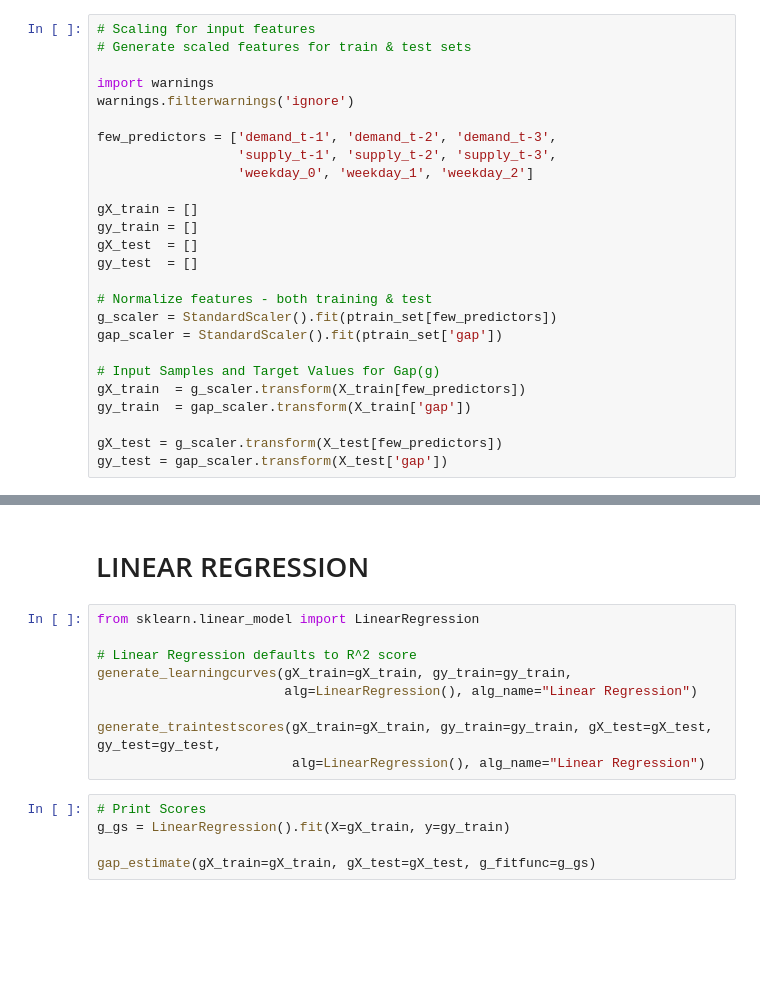
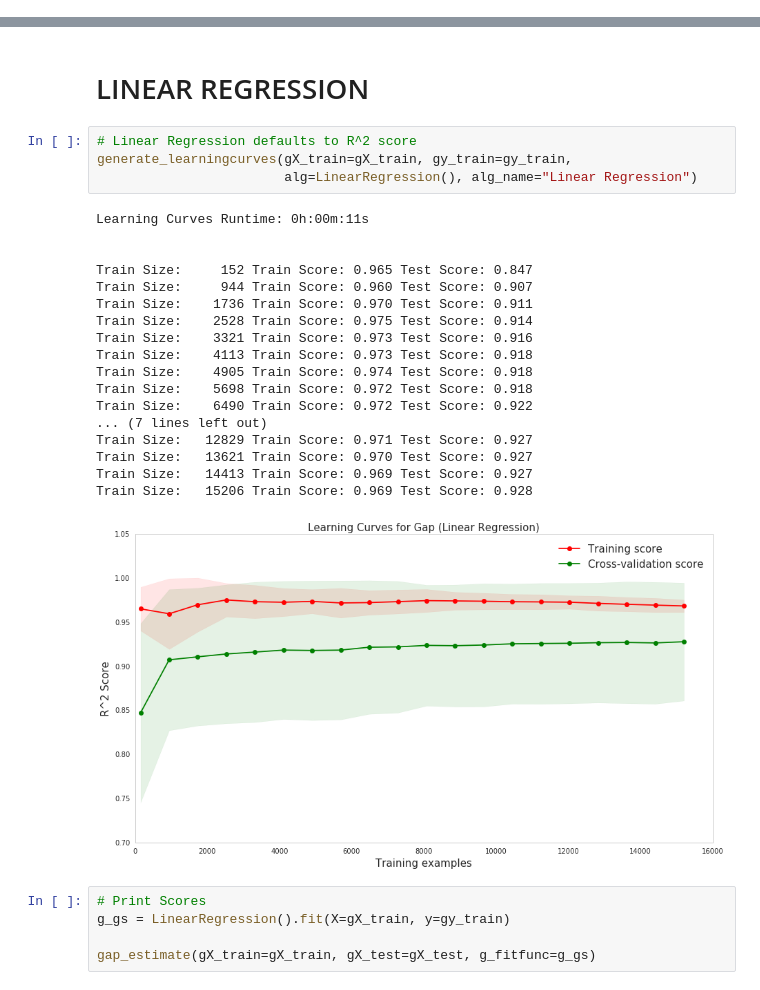
Before and after one commit to rvishakh/udacity, a Jupyter notebook: MLND/capstone/didi/implement_basic.ipynb, the cells around one changed output, grey strips where cells are left out. Drawn from its saved outputs; the diff is of its cells as text; blank space fills up the shorter version.

```diff
--- a/MLND/capstone/didi/implement_basic.ipynb
+++ b/MLND/capstone/didi/implement_basic.ipynb
@@ -710,26 +624,0 @@ select_hyperparams(gX_train=gX_train, gy_train=gy_train, gX_test=gX_test, gy_tes
-# %%
-# Scaling for input features
-# Generate scaled features for train & test sets
-
-import warnings
-warnings.filterwarnings('ignore')
-
-few_predictors = ['demand_t-1', 'demand_t-2', 'demand_t-3',
-                  'supply_t-1', 'supply_t-2', 'supply_t-3',
-                  'weekday_0', 'weekday_1', 'weekday_2']
-
-gX_train = []
-gy_train = []
-gX_test  = []
-gy_test  = []
-
-# Normalize features - both training & test
-g_scaler = StandardScaler().fit(ptrain_set[few_predictors])
-gap_scaler = StandardScaler().fit(ptrain_set['gap'])
-
-# Input Samples and Target Values for Gap(g)
-gX_train  = g_scaler.transform(X_train[few_predictors])
-gy_train  = gap_scaler.transform(X_train['gap'])
-
-gX_test = g_scaler.transform(X_test[few_predictors])
-gy_test = gap_scaler.transform(X_test['gap'])
@@ -771,14 +636,28 @@ gap_estimate(gX_train=gX_train, gX_test=gX_test, g_fitfunc=g_gs)
 # %% [markdown]
 # LINEAR REGRESSION
 # %%
-from sklearn.linear_model import LinearRegression
-
 # Linear Regression defaults to R^2 score
 generate_learningcurves(gX_train=gX_train, gy_train=gy_train,
                         alg=LinearRegression(), alg_name="Linear Regression")
-
-generate_traintestscores(gX_train=gX_train, gy_train=gy_train, gX_test=gX_test, gy_test=gy_test,
-                         alg=LinearRegression(), alg_name="Linear Regression")
+# %% [output]
+Learning Curves Runtime: 0h:00m:11s
+
+
+Train Size:     152 Train Score: 0.965 Test Score: 0.847
+Train Size:     944 Train Score: 0.960 Test Score: 0.907
+Train Size:    1736 Train Score: 0.970 Test Score: 0.911
+Train Size:    2528 Train Score: 0.975 Test Score: 0.914
+Train Size:    3321 Train Score: 0.973 Test Score: 0.916
+Train Size:    4113 Train Score: 0.973 Test Score: 0.918
+Train Size:    4905 Train Score: 0.974 Test Score: 0.918
+Train Size:    5698 Train Score: 0.972 Test Score: 0.918
+Train Size:    6490 Train Score: 0.972 Test Score: 0.922
+... (7 lines left out)
+Train Size:   12829 Train Score: 0.971 Test Score: 0.927
+Train Size:   13621 Train Score: 0.970 Test Score: 0.927
+Train Size:   14413 Train Score: 0.969 Test Score: 0.927
+Train Size:   15206 Train Score: 0.969 Test Score: 0.928
+[figure, added]
 # %%
 # Print Scores
 g_gs = LinearRegression().fit(X=gX_train, y=gy_train)
```
Also changed, not shown: parts of 36 cells of this notebook.
